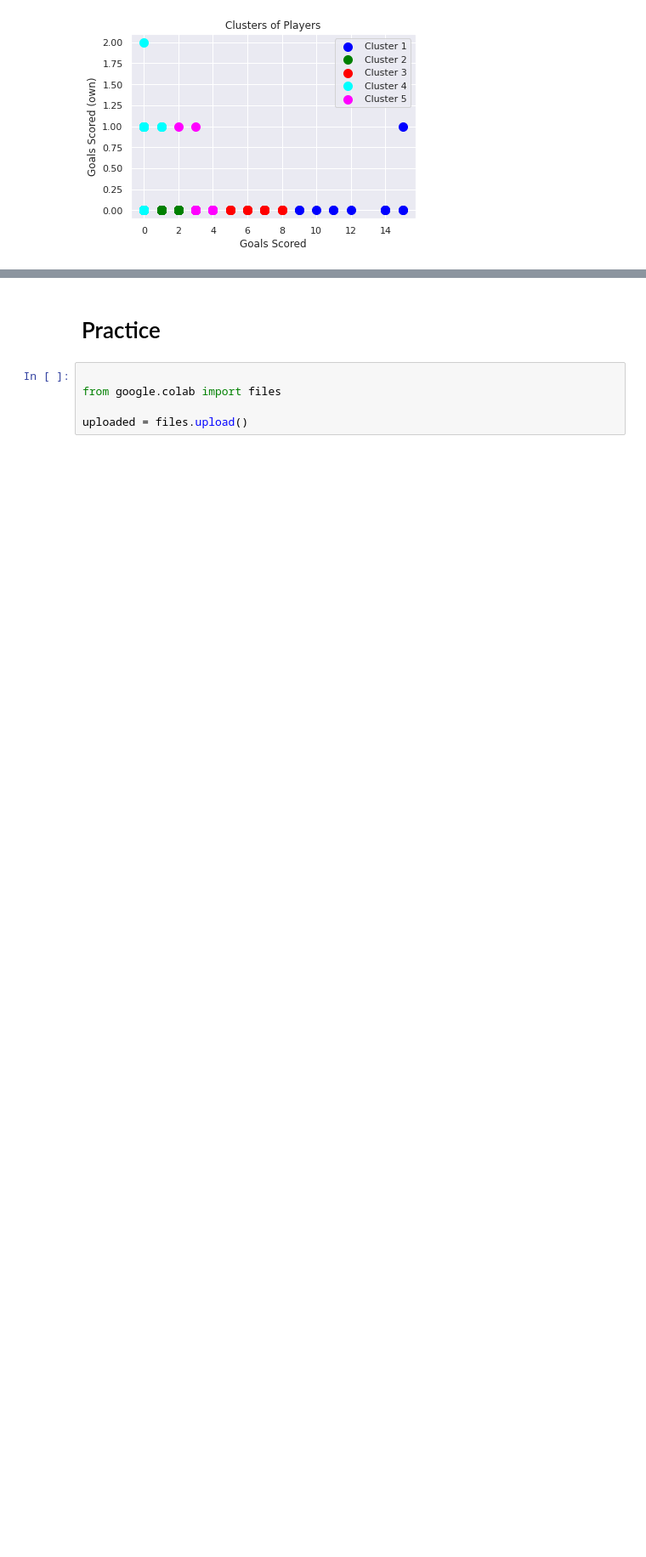
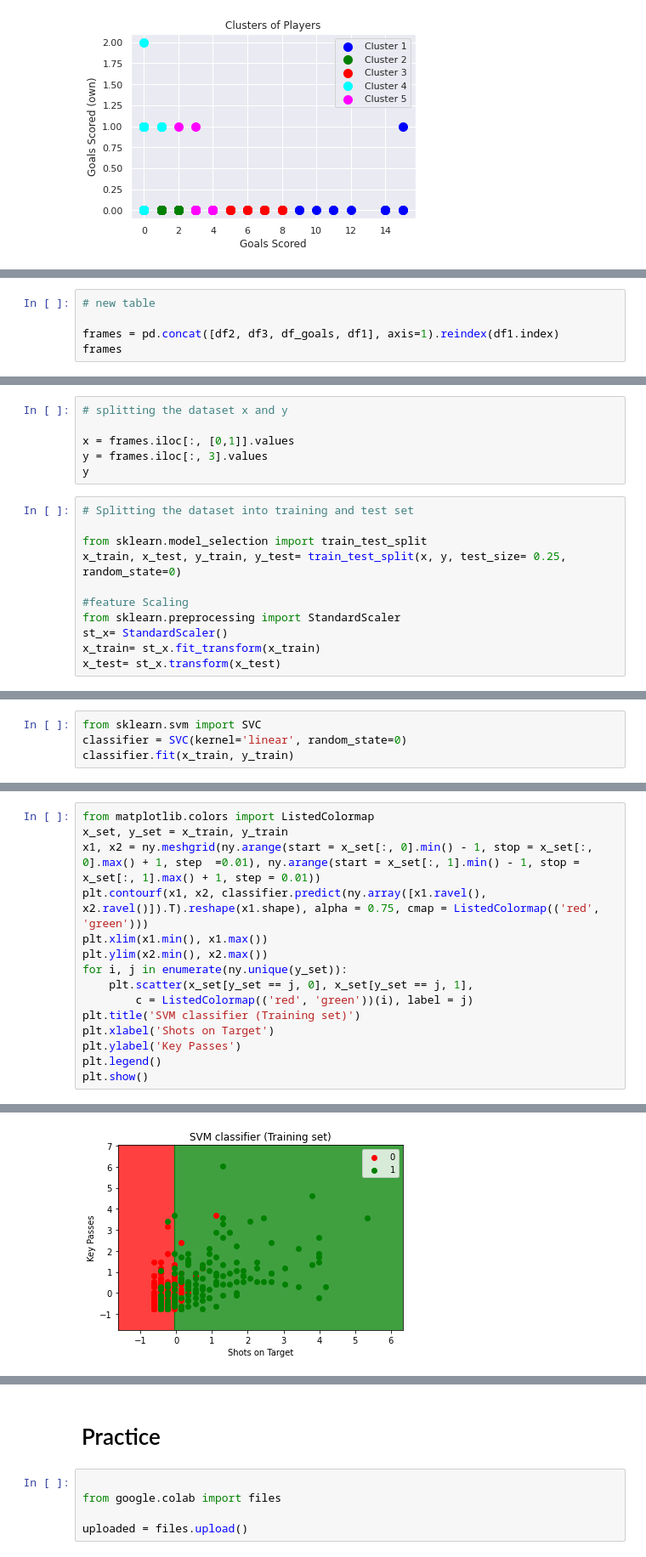
Before and after one commit to Logeshn009/Football-stats, a Jupyter notebook: ML_Lab_Programs.ipynb, the cells around one changed output, grey strips where cells are left out. Shown at 85% size. Cells and saved outputs as stored; diff of their text form; blank space fills up the shorter version.

```diff
--- a/ML_Lab_Programs.ipynb
+++ b/ML_Lab_Programs.ipynb
@@ -823,0 +991,5 @@ plt.show()
+# %%
+# new table
+
+frames = pd.concat([df2, df3, df_goals, df1], axis=1).reindex(df1.index)
+frames
@@ -823,0 +1010,17 @@ plt.show()
+# %%
+# splitting the dataset x and y
+
+x = frames.iloc[:, [0,1]].values
+y = frames.iloc[:, 3].values
+y
+# %%
+# Splitting the dataset into training and test set
+
+from sklearn.model_selection import train_test_split
+x_train, x_test, y_train, y_test= train_test_split(x, y, test_size= 0.25, random_state=0)
+
+#feature Scaling
+from sklearn.preprocessing import StandardScaler
+st_x= StandardScaler()
+x_train= st_x.fit_transform(x_train)
+x_test= st_x.transform(x_test)
@@ -823,0 +1029,4 @@ plt.show()
+# %%
+from sklearn.svm import SVC
+classifier = SVC(kernel='linear', random_state=0)
+classifier.fit(x_train, y_train)
@@ -823,0 +1048,16 @@ plt.show()
+# %%
+from matplotlib.colors import ListedColormap
+x_set, y_set = x_train, y_train
+x1, x2 = ny.meshgrid(ny.arange(start = x_set[:, 0].min() - 1, stop = x_set[:, 0].max() + 1, step  =0.01), ny.arange(start = x_set[:, 1].min() - 1, stop = x_set[:, 1].max() + 1, step = 0.01))
+plt.contourf(x1, x2, classifier.predict(ny.array([x1.ravel(), x2.ravel()]).T).reshape(x1.shape), alpha = 0.75, cmap = ListedColormap(('red', 'green')))
+plt.xlim(x1.min(), x1.max())
+plt.ylim(x2.min(), x2.max())
+for i, j in enumerate(ny.unique(y_set)):
+    plt.scatter(x_set[y_set == j, 0], x_set[y_set == j, 1],
+        c = ListedColormap(('red', 'green'))(i), label = j)
+plt.title('SVM classifier (Training set)')
+plt.xlabel('Shots on Target')
+plt.ylabel('Key Passes')
+plt.legend()
+plt.show()
+# %% [output]
@@ -823,0 +1066 @@ plt.show()
+[figure, added]
```
Also changed, not shown: parts of 60 cells of this notebook.
